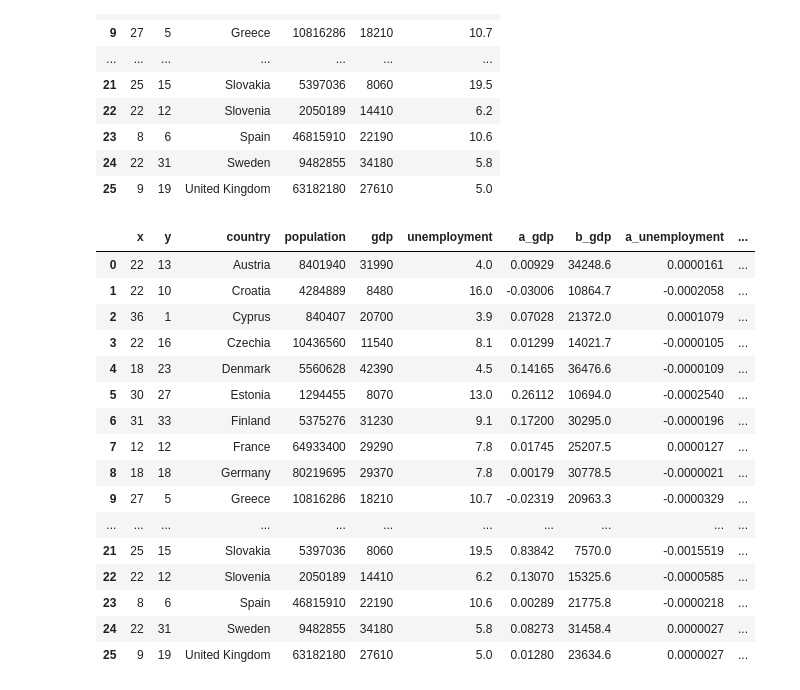
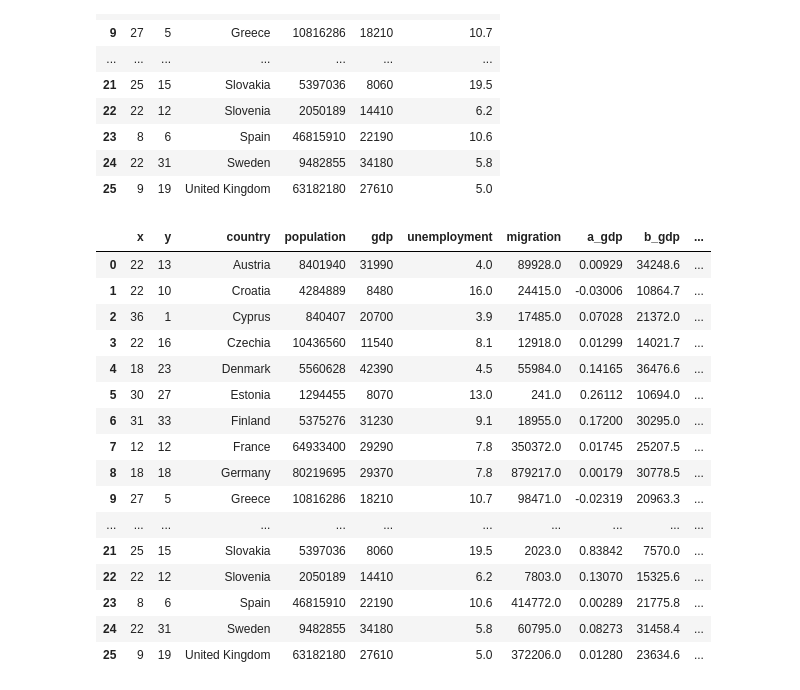
Before and after one commit to mateuszskiba/artificial-life1, a Jupyter notebook: Data/Data - EU countries.ipynb, the cells around one changed output. Cells and saved outputs as stored; diff of their text form; code cells hidden in the pictures.

Commit message:
Add migration to result file

```diff
--- a/Data/Data - EU countries.ipynb
+++ b/Data/Data - EU countries.ipynb
@@ -804,28 +804,29 @@ all
 | 24 | 22 | 31 | Sweden | 9482855 | 34180 | 5.8 |
 | 25 | 9 | 19 | United Kingdom | 63182180 | 27610 | 5.0 |
 # %%
+all['migration'] = list(migr.loc['2001'])
 all['a_gdp'] = a_gdp
 all['b_gdp'] = b_gdp
 all['a_unemployment'] = a_unempl
 all['b_unemployment'] = b_unempl
 all
 # %% [output]
-|  | x | y | country | population | gdp | unemployment | a_gdp | b_gdp | a_unemployment | ... |
-| 0 | 22 | 13 | Austria | 8401940 | 31990 | 4.0 | 0.00929 | 34248.6 | 0.0000161 | ... |
-| 1 | 22 | 10 | Croatia | 4284889 | 8480 | 16.0 | -0.03006 | 10864.7 | -0.0002058 | ... |
-| 2 | 36 | 1 | Cyprus | 840407 | 20700 | 3.9 | 0.07028 | 21372.0 | 0.0001079 | ... |
-| 3 | 22 | 16 | Czechia | 10436560 | 11540 | 8.1 | 0.01299 | 14021.7 | -0.0000105 | ... |
-| 4 | 18 | 23 | Denmark | 5560628 | 42390 | 4.5 | 0.14165 | 36476.6 | -0.0000109 | ... |
-| 5 | 30 | 27 | Estonia | 1294455 | 8070 | 13.0 | 0.26112 | 10694.0 | -0.0002540 | ... |
-| 6 | 31 | 33 | Finland | 5375276 | 31230 | 9.1 | 0.17200 | 30295.0 | -0.0000196 | ... |
-| 7 | 12 | 12 | France | 64933400 | 29290 | 7.8 | 0.01745 | 25207.5 | 0.0000127 | ... |
-| 8 | 18 | 18 | Germany | 80219695 | 29370 | 7.8 | 0.00179 | 30778.5 | -0.0000021 | ... |
-| 9 | 27 | 5 | Greece | 10816286 | 18210 | 10.7 | -0.02319 | 20963.3 | -0.0000329 | ... |
+|  | x | y | country | population | gdp | unemployment | migration | a_gdp | b_gdp | ... |
+| 0 | 22 | 13 | Austria | 8401940 | 31990 | 4.0 | 89928.0 | 0.00929 | 34248.6 | ... |
+| 1 | 22 | 10 | Croatia | 4284889 | 8480 | 16.0 | 24415.0 | -0.03006 | 10864.7 | ... |
+| 2 | 36 | 1 | Cyprus | 840407 | 20700 | 3.9 | 17485.0 | 0.07028 | 21372.0 | ... |
+| 3 | 22 | 16 | Czechia | 10436560 | 11540 | 8.1 | 12918.0 | 0.01299 | 14021.7 | ... |
+| 4 | 18 | 23 | Denmark | 5560628 | 42390 | 4.5 | 55984.0 | 0.14165 | 36476.6 | ... |
+| 5 | 30 | 27 | Estonia | 1294455 | 8070 | 13.0 | 241.0 | 0.26112 | 10694.0 | ... |
+| 6 | 31 | 33 | Finland | 5375276 | 31230 | 9.1 | 18955.0 | 0.17200 | 30295.0 | ... |
+| 7 | 12 | 12 | France | 64933400 | 29290 | 7.8 | 350372.0 | 0.01745 | 25207.5 | ... |
+| 8 | 18 | 18 | Germany | 80219695 | 29370 | 7.8 | 879217.0 | 0.00179 | 30778.5 | ... |
+| 9 | 27 | 5 | Greece | 10816286 | 18210 | 10.7 | 98471.0 | -0.02319 | 20963.3 | ... |
 | ... | ... | ... | ... | ... | ... | ... | ... | ... | ... | ... |
-| 21 | 25 | 15 | Slovakia | 5397036 | 8060 | 19.5 | 0.83842 | 7570.0 | -0.0015519 | ... |
-| 22 | 22 | 12 | Slovenia | 2050189 | 14410 | 6.2 | 0.13070 | 15325.6 | -0.0000585 | ... |
-| 23 | 8 | 6 | Spain | 46815910 | 22190 | 10.6 | 0.00289 | 21775.8 | -0.0000218 | ... |
-| 24 | 22 | 31 | Sweden | 9482855 | 34180 | 5.8 | 0.08273 | 31458.4 | 0.0000027 | ... |
-| 25 | 9 | 19 | United Kingdom | 63182180 | 27610 | 5.0 | 0.01280 | 23634.6 | 0.0000027 | ... |
+| 21 | 25 | 15 | Slovakia | 5397036 | 8060 | 19.5 | 2023.0 | 0.83842 | 7570.0 | ... |
+| 22 | 22 | 12 | Slovenia | 2050189 | 14410 | 6.2 | 7803.0 | 0.13070 | 15325.6 | ... |
+| 23 | 8 | 6 | Spain | 46815910 | 22190 | 10.6 | 414772.0 | 0.00289 | 21775.8 | ... |
+| 24 | 22 | 31 | Sweden | 9482855 | 34180 | 5.8 | 60795.0 | 0.08273 | 31458.4 | ... |
+| 25 | 9 | 19 | United Kingdom | 63182180 | 27610 | 5.0 | 372206.0 | 0.01280 | 23634.6 | ... |
 # %%
 all.to_csv('new_results.tsv', sep='\t', header=False, index=False)
```
Also changed, not shown: 1 other file.
